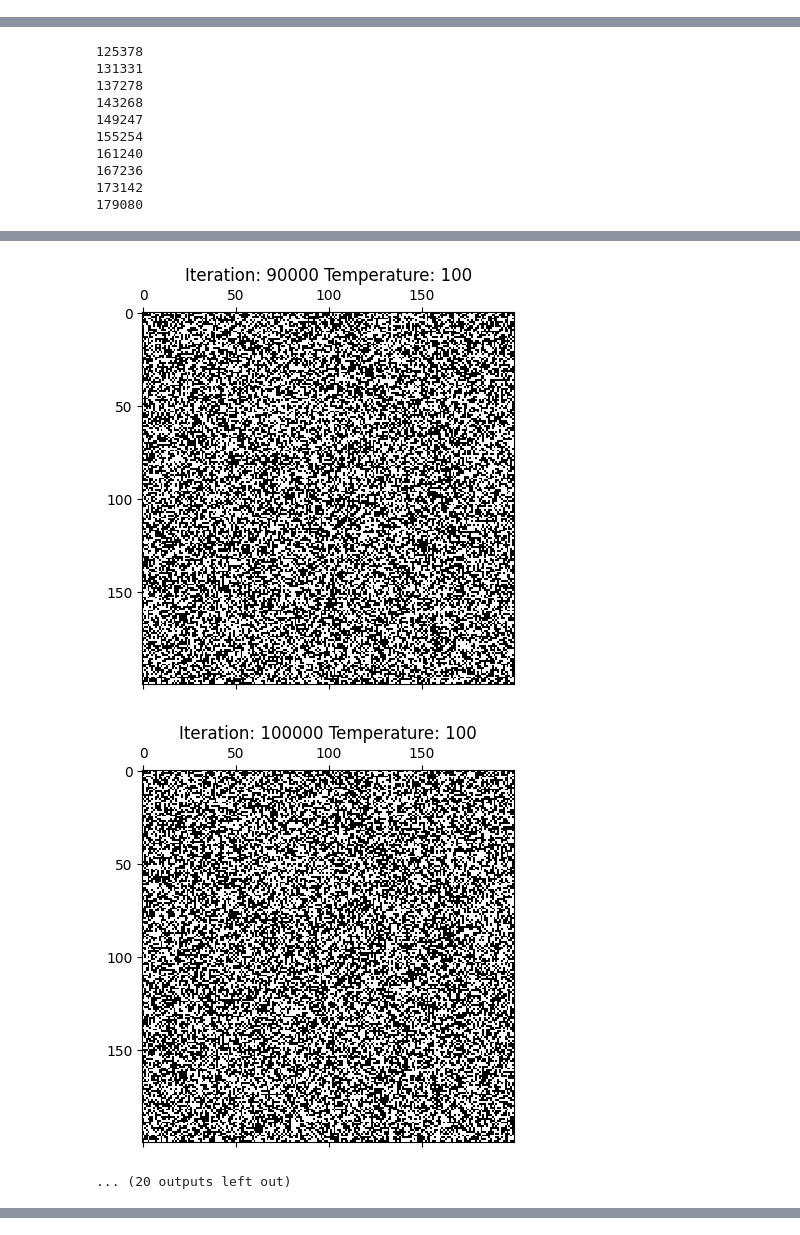
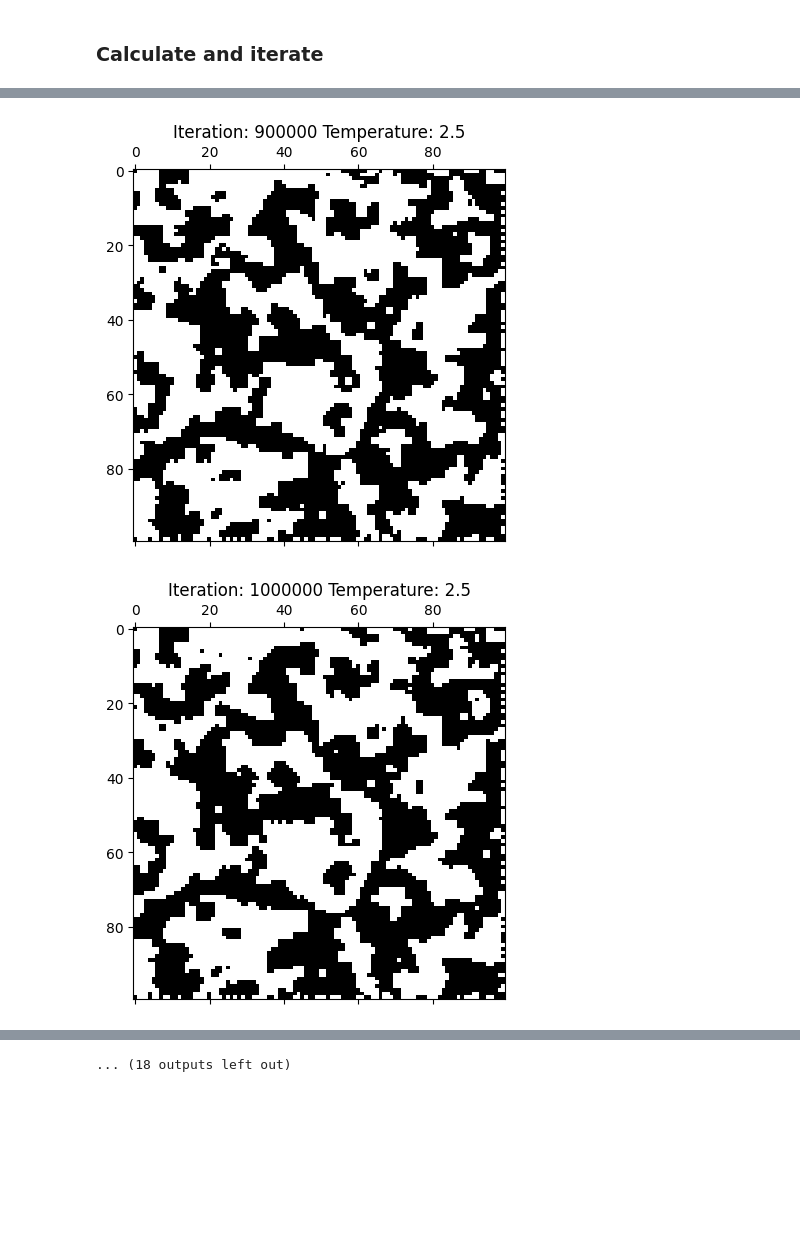
Before and after one commit to alexburg14/Ising-Model, a Jupyter notebook: first_test.ipynb, the cells around one changed output, grey strips where cells are left out. Cells and saved outputs as stored; diff of their text form; code cells hidden in the pictures; blank space fills up the shorter version.

Commit message:
tried specific heat through mean square of energy

```diff
--- a/first_test.ipynb
+++ b/first_test.ipynb
@@ -75,8 +83,19 @@ plt.matshow(grid_array,cmap='gray')
+# %% [markdown]
+### Calculate and iterate
+# %%
+length_grid = 100
+grid_array = generate_grid(length_grid)
 # %%
 count_list = []
 count_adding_up = 0
+
+mag_list = []
+internal_energy_list = []
+heat_capacity_list = []
+
 iteration_times = 30
-iteration_length = 10000
+iteration_length = 100000
+
 temp = 2.5
 for i in range(iteration_times):
     # save the grid after 1000 iterations
@@ -86,6 +105,9 @@ for i in range(iteration_times):
     plt.matshow(grid_array,cmap='gray')
     plt.title('Iteration: '+str((i+1)*(j+1)) + ' Temperature: '+str(temp))
     plt.savefig('ising_model_'+str(i+1)+'.png')
-    print(count_adding_up)
+    #print(count_adding_up)
     count_list.append(count_adding_up)
+    mag_list.append(M(grid_array))
+    internal_energy_list.append(U(grid_array,0))
+    heat_capacity_list.append(heat_capacity(grid_array,temp))
 # %% [output]
@@ -112,10 +113,0 @@ for i in range(iteration_times):
-125378
-131331
-137278
-143268
-149247
-155254
-161240
-167236
-173142
-179080
@@ -130,3 +122,2 @@ for i in range(iteration_times):
-[figure, old version]
+[figure, new version]
-[figure, old version]
+[figure, new version]
-... (20 outputs left out)
@@ -133 +126,2 @@ for i in range(iteration_times):
+... (18 outputs left out)
 # %%
```
Also changed, not shown: parts of 16 cells of this notebook, 32 other files.
